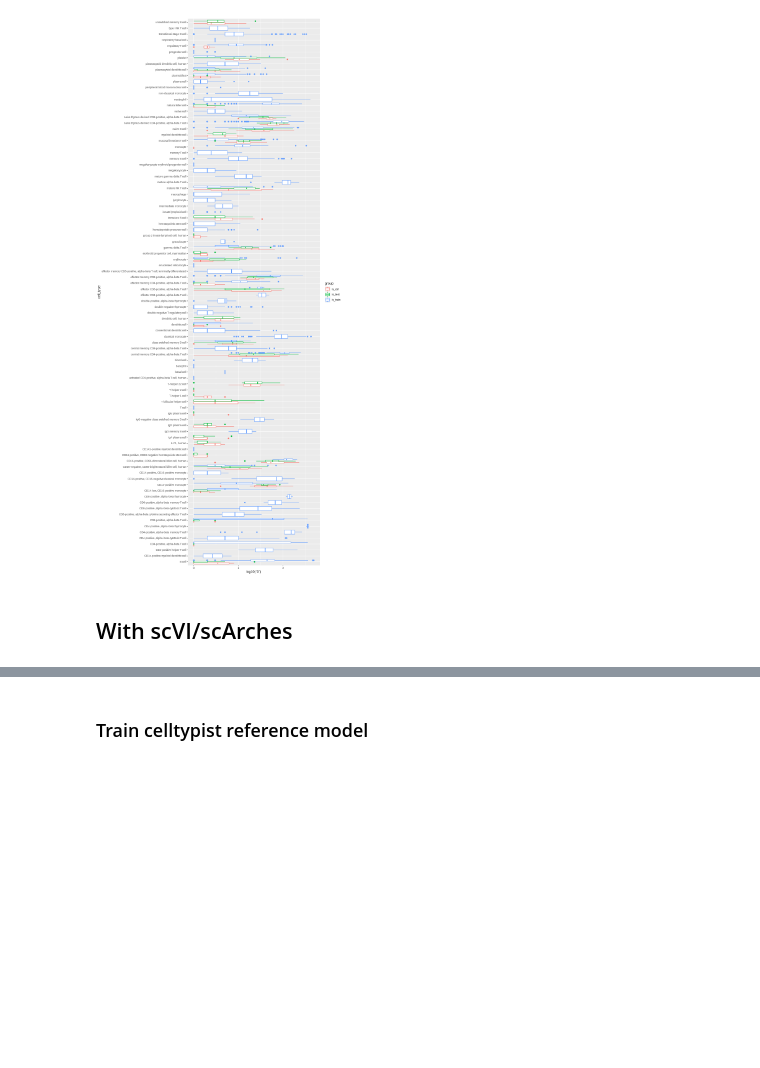
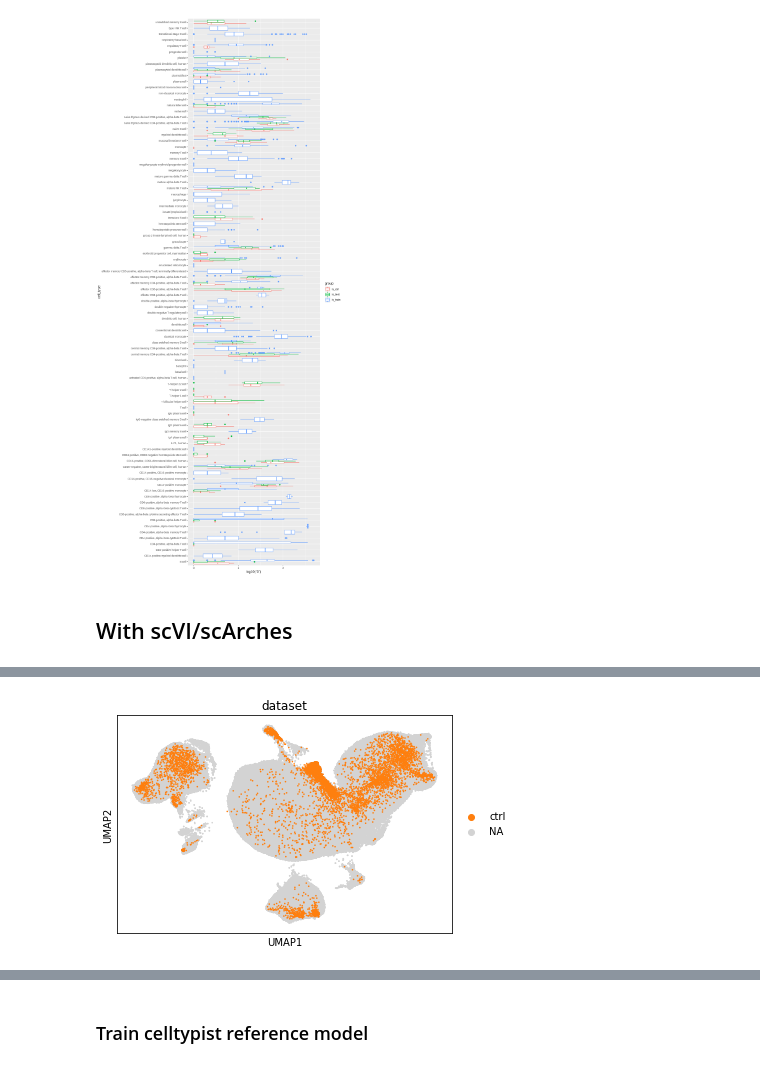
Before and after one commit to MarioniLab/oor_design_reproducibility, a Jupyter notebook: notebooks/pbmc_demo.ipynb, the cells around one changed output, grey strips where cells are left out. Saved outputs shown, nothing was run; the diff lists cells and outputs as text; code cells hidden in the pictures; blank space fills up the shorter version.

```diff
--- a/notebooks/pbmc_demo.ipynb
+++ b/notebooks/pbmc_demo.ipynb
@@ -234,0 +421,4 @@ vae_query_fit_ref.save(outpath + h5ad_file.split('.h5ad')[0] + f"_models/model_q
+# %%
+sc.pl.umap(pac_design_adata, color='dataset', size=10, groups=['ctrl'])
+# %% [output]
+[figure, added]
```
Also changed, not shown: parts of 43 cells of this notebook.
